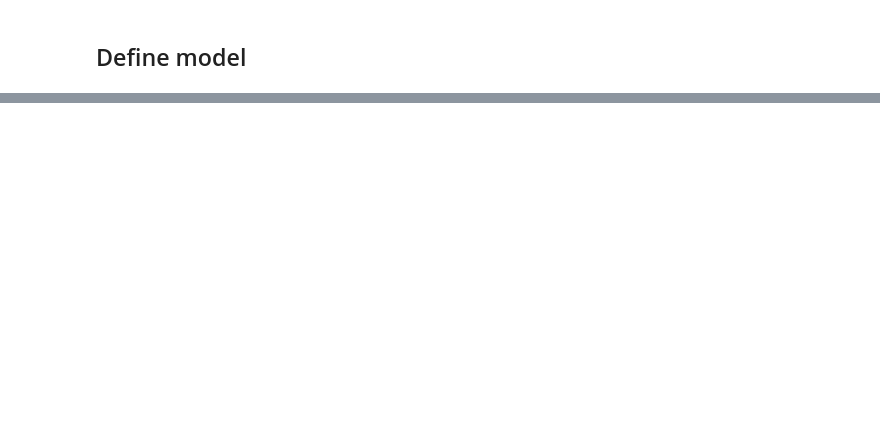
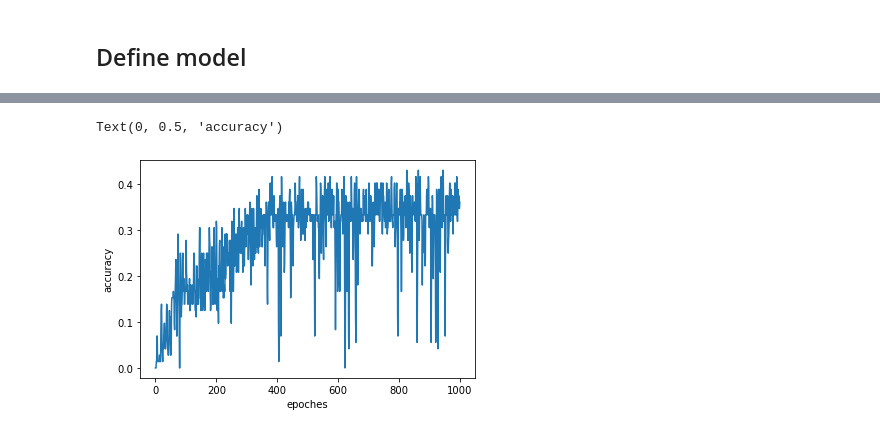
Before and after one commit to StevenZMonash/GW_prior, a Jupyter notebook: examples/training.ipynb, the cells around one changed output, grey strips where cells are left out. Drawn from its saved outputs; the diff is of its cells as text; code cells hidden in the pictures; blank space fills up the shorter version.

```diff
--- a/examples/training.ipynb
+++ b/examples/training.ipynb
@@ -73,0 +107,7 @@ ValueError: Failed to convert a NumPy array to a Tensor (Unsupported object type
+# %%
+plt.plot(history.history['accuracy'])
+plt.xlabel('epoches')
+plt.ylabel('accuracy')
+# %% [output]
+Text(0, 0.5, 'accuracy')
+[figure, added]
```
Also changed, not shown: parts of 8 cells of this notebook, 1 other file.
